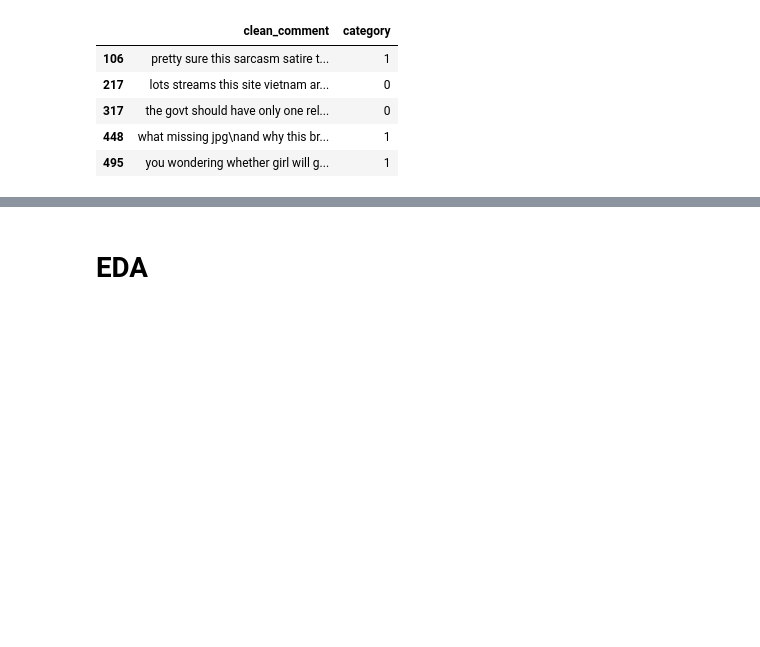
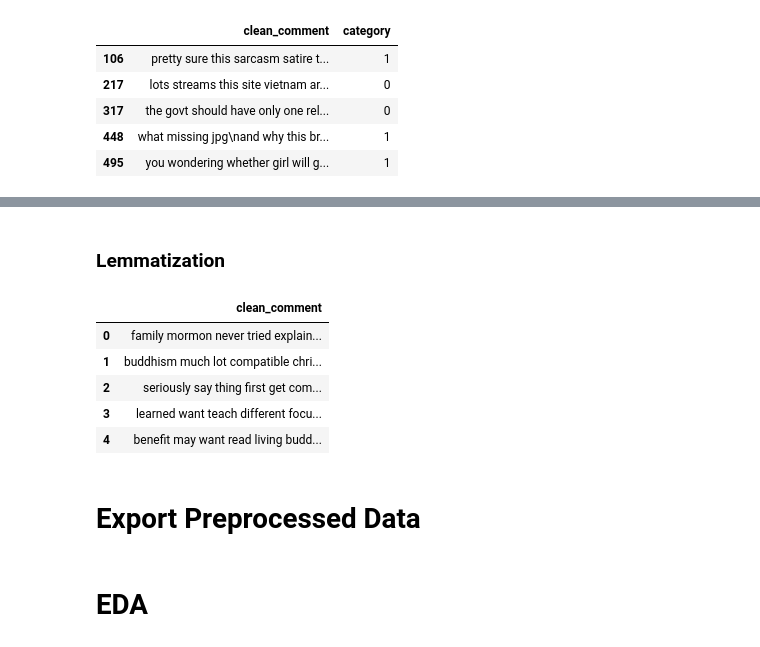
Before and after one commit to 7rohxt/yt-sentiment-mlops, a Jupyter notebook: notebooks/01_data_collection_&_eda.ipynb, the cells around one changed output, grey strips where cells are left out. Drawn from its saved outputs; the diff is of its cells as text; code cells hidden in the pictures; blank space fills up the shorter version.

```diff
--- a/notebooks/01_data_collection_&_eda.ipynb
+++ b/notebooks/01_data_collection_&_eda.ipynb
@@ -110,0 +138,18 @@ comments_with_urls.head()
+# %% [markdown]
+### Lemmatization
+# %%
+lemmatizer = WordNetLemmatizer()
+df['clean_comment'] = df['clean_comment'].apply(
+    lambda x: ' '.join([lemmatizer.lemmatize(word) for word in x.split()])
+)
+
+df[['clean_comment']].head()
+# %% [output]
+|  | clean_comment |
+| 0 | family mormon never tried explain... |
+| 1 | buddhism much lot compatible chri... |
+| 2 | seriously say thing first get com... |
+| 3 | learned want teach different focu... |
+| 4 | benefit may want read living budd... |
+# %% [markdown]
+# Export Preprocessed Data
```
Also changed, not shown: parts of 10 cells of this notebook.
